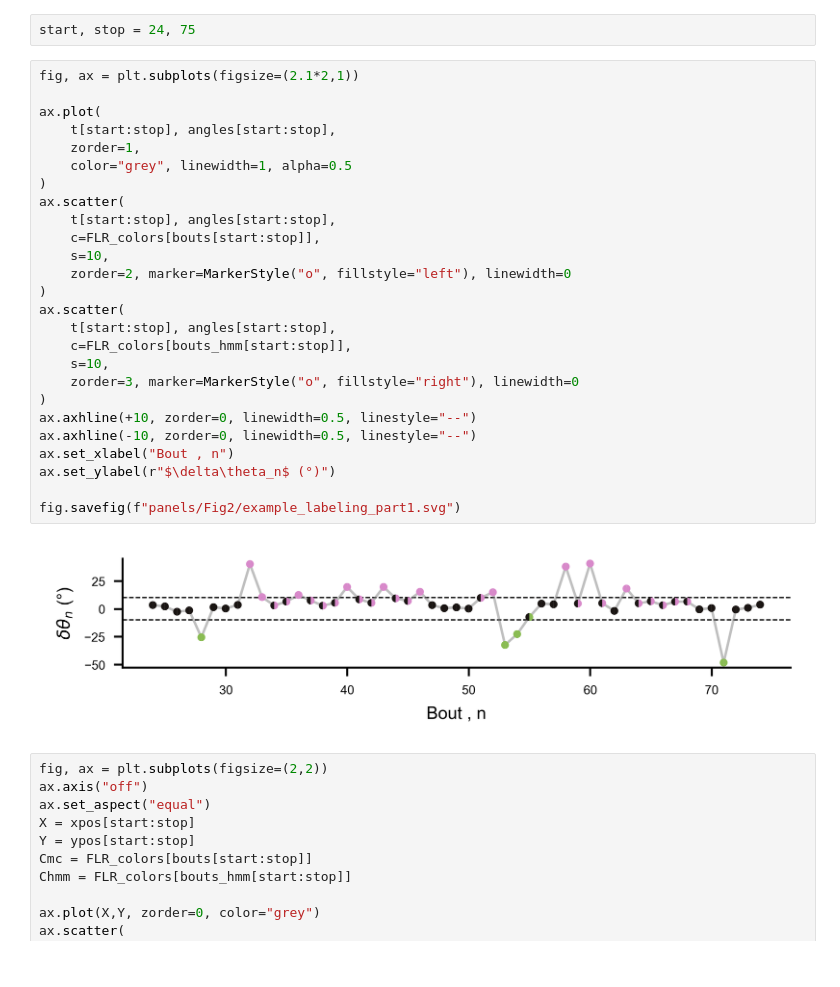
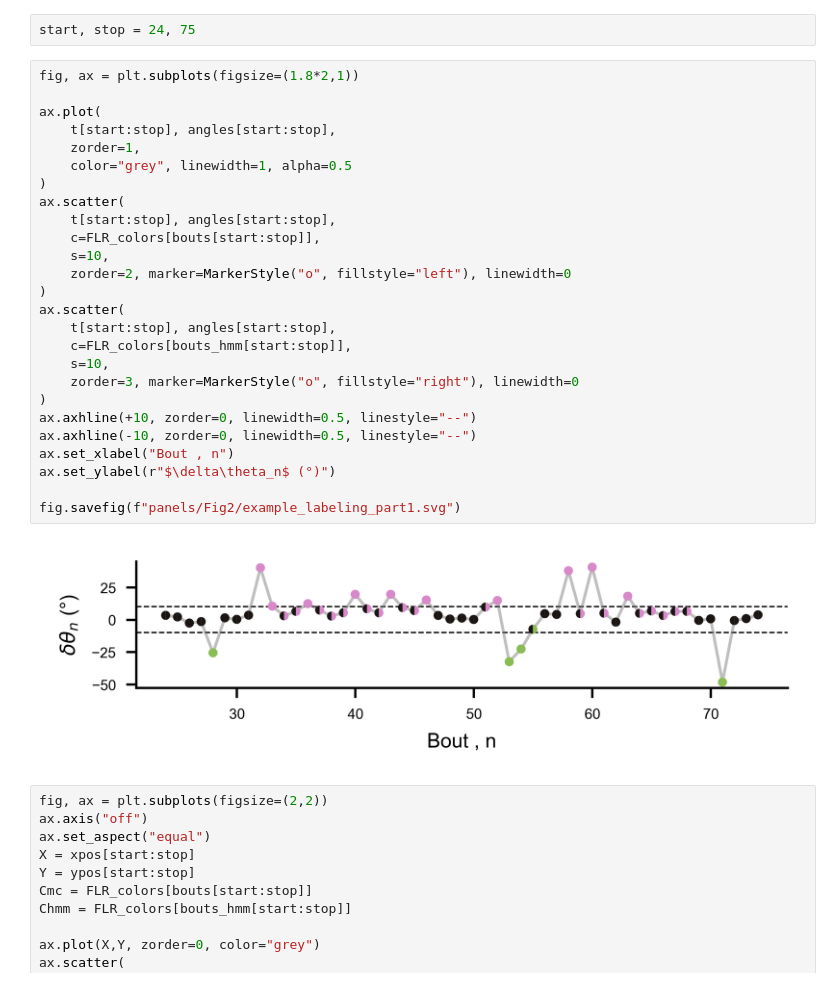
Before and after one commit to ZebrafishHMM2023/ZebrafishHMM2023_CodeAndData, a Jupyter notebook: Figures/Fig2.ipynb, the cells around one changed output. Saved outputs shown, nothing was run; the diff lists cells and outputs as text.

```diff
--- a/Figures/Fig2.ipynb
+++ b/Figures/Fig2.ipynb
@@ -40,33 +36,33 @@ bouts_hmm = load_viterbi(MODELPATH, "g3", temp)[i]
 # %%
 start, stop = 24, 75
 # %%
-fig, ax = plt.subplots(figsize=(2.1*2,1))
+fig, ax = plt.subplots(figsize=(1.8*2,1))
 
 ax.plot(
     t[start:stop], angles[start:stop],
     zorder=1,
     color="grey", linewidth=1, alpha=0.5
 )
 ax.scatter(
     t[start:stop], angles[start:stop],
     c=FLR_colors[bouts[start:stop]],
     s=10,
     zorder=2, marker=MarkerStyle("o", fillstyle="left"), linewidth=0
 )
 ax.scatter(
     t[start:stop], angles[start:stop],
     c=FLR_colors[bouts_hmm[start:stop]],
     s=10,
     zorder=3, marker=MarkerStyle("o", fillstyle="right"), linewidth=0
 )
 ax.axhline(+10, zorder=0, linewidth=0.5, linestyle="--")
 ax.axhline(-10, zorder=0, linewidth=0.5, linestyle="--")
 ax.set_xlabel("Bout , n")
 ax.set_ylabel(r"$\delta\theta_n$ (°)")
 
 fig.savefig(f"panels/Fig2/example_labeling_part1.svg")
 # %% [output]
-[figure, old version]
+[figure, new version]
 # %%
 fig, ax = plt.subplots(figsize=(2,2))
 ax.axis("off")
```
Also changed, not shown: parts of 3 cells of this notebook, 5 other files.
